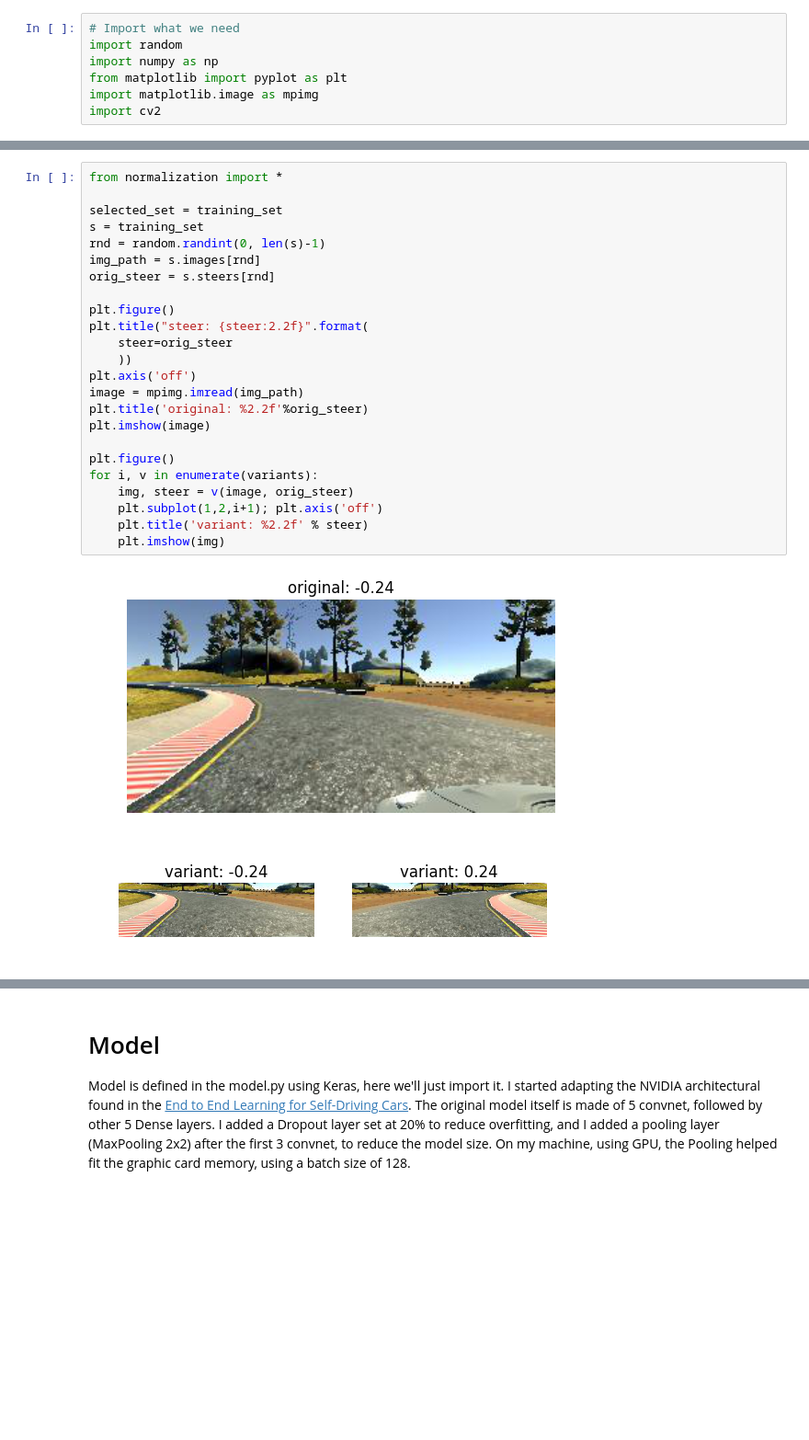
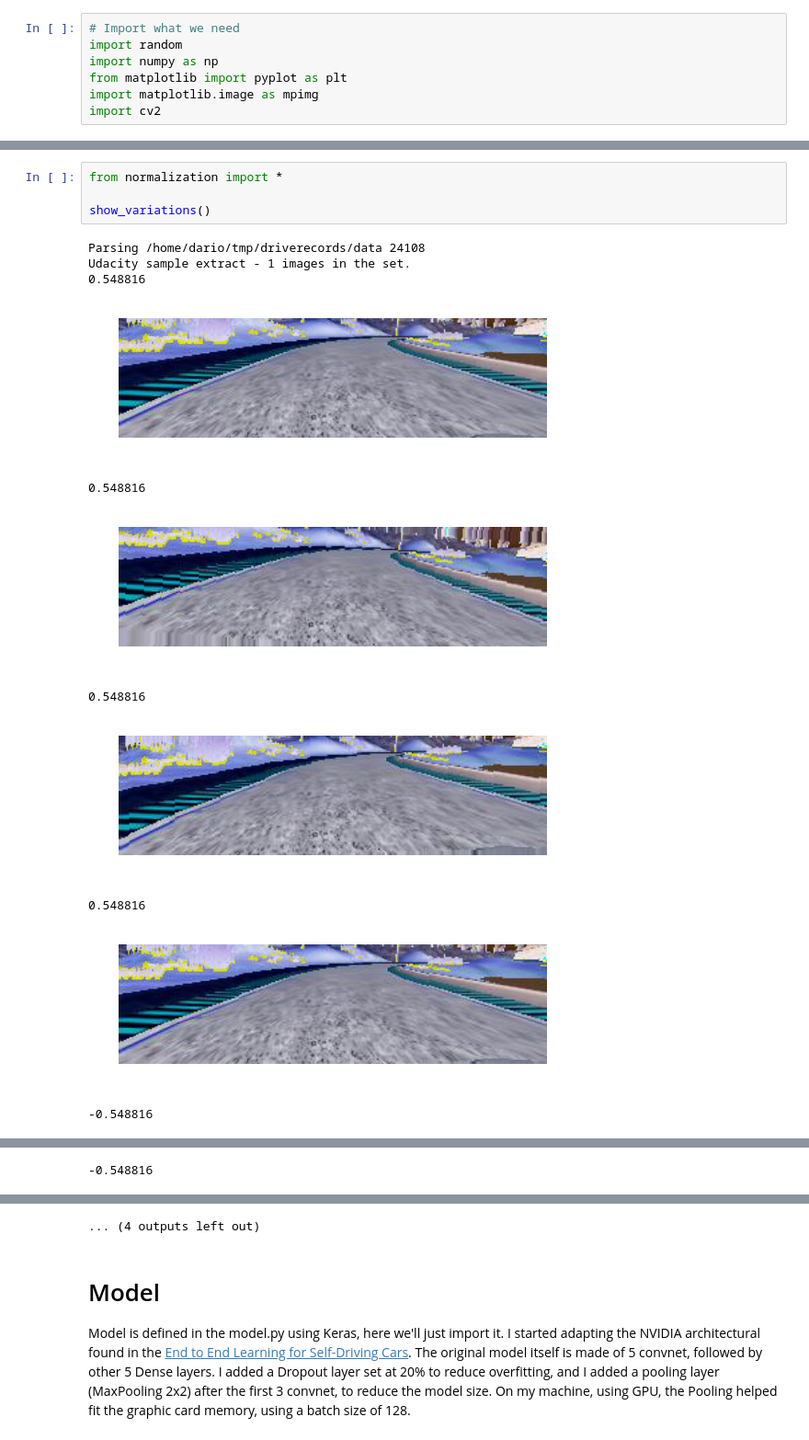
Before and after one commit to dariosky/udacity-sdc-p3, a Jupyter notebook: p3-submission.ipynb, the cells around one changed output, grey strips where cells are left out. Shown at 92% size. Saved outputs shown, nothing was run; the diff lists cells and outputs as text; blank space fills up the shorter version.

```diff
--- a/p3-submission.ipynb
+++ b/p3-submission.ipynb
@@ -55,30 +59,19 @@ Both of them are cutted top-bottom so to remove the car hood and part of the sky
 
 Here, for a random image I display the variations.
 For the track 1, normalizing the luminosity via the Y channel, doesn't seem useful, as the track is constantly bright. Surely it could be useful for track 2.
-# %%
-from normalization import *
-
-selected_set = training_set
-s = training_set
-rnd = random.randint(0, len(s)-1)
-img_path = s.images[rnd]
-orig_steer = s.steers[rnd]
-
-plt.figure()
-plt.title("steer: {steer:2.2f}".format(
-    steer=orig_steer
-    ))
-plt.axis('off')
-image = mpimg.imread(img_path)
-plt.title('original: %2.2f'%orig_steer)
-plt.imshow(image)
-
-plt.figure()
-for i, v in enumerate(variants):
-    img, steer = v(image, orig_steer)
-    plt.subplot(1,2,i+1); plt.axis('off')
-    plt.title('variant: %2.2f' % steer)
-    plt.imshow(img)
-# %% [output]
-[figure, removed]
-[figure, removed]
+# %%
+from normalization import *
+
+show_variations()
+# %% [output]
+Parsing /home/dario/tmp/driverecords/data 24108
+Udacity sample extract - 1 images in the set.
+0.548816
+[figure, added]
+0.548816
+[figure, added]
+0.548816
+[figure, added]
+0.548816
+[figure, added]
+-0.548816
@@ -84,0 +79 @@ for i, v in enumerate(variants):
+-0.548816
@@ -85,3 +81,4 @@ for i, v in enumerate(variants):
+... (4 outputs left out)
 # %% [markdown]
 # Model
 
```
Also changed, not shown: parts of 10 cells of this notebook, 15 other files.
